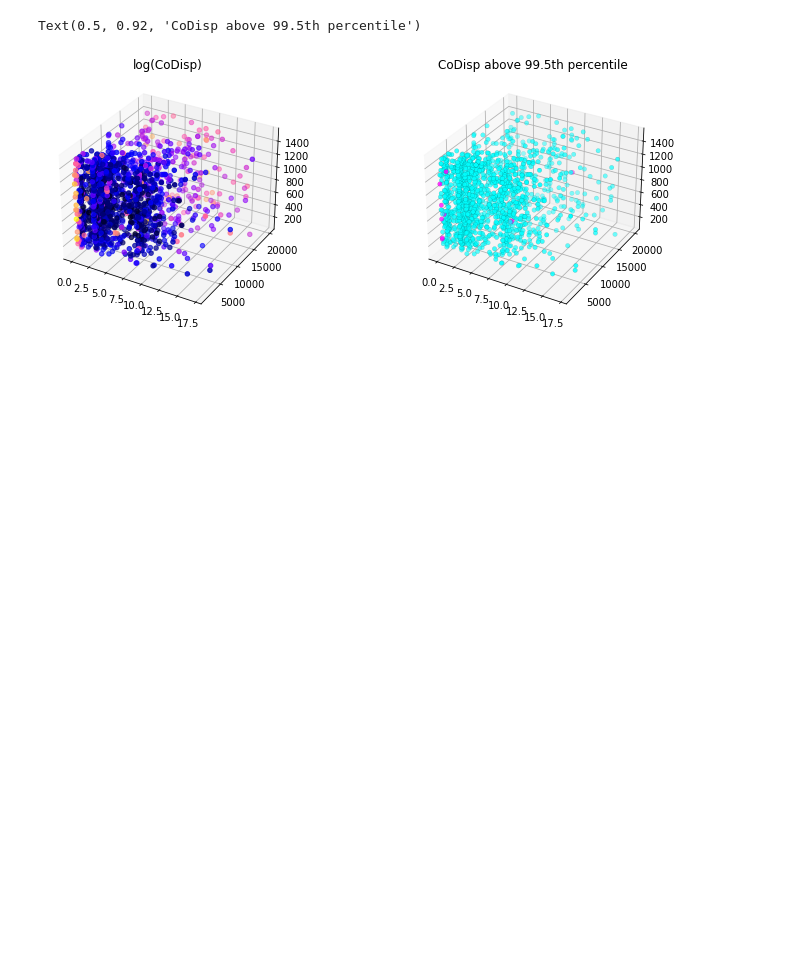
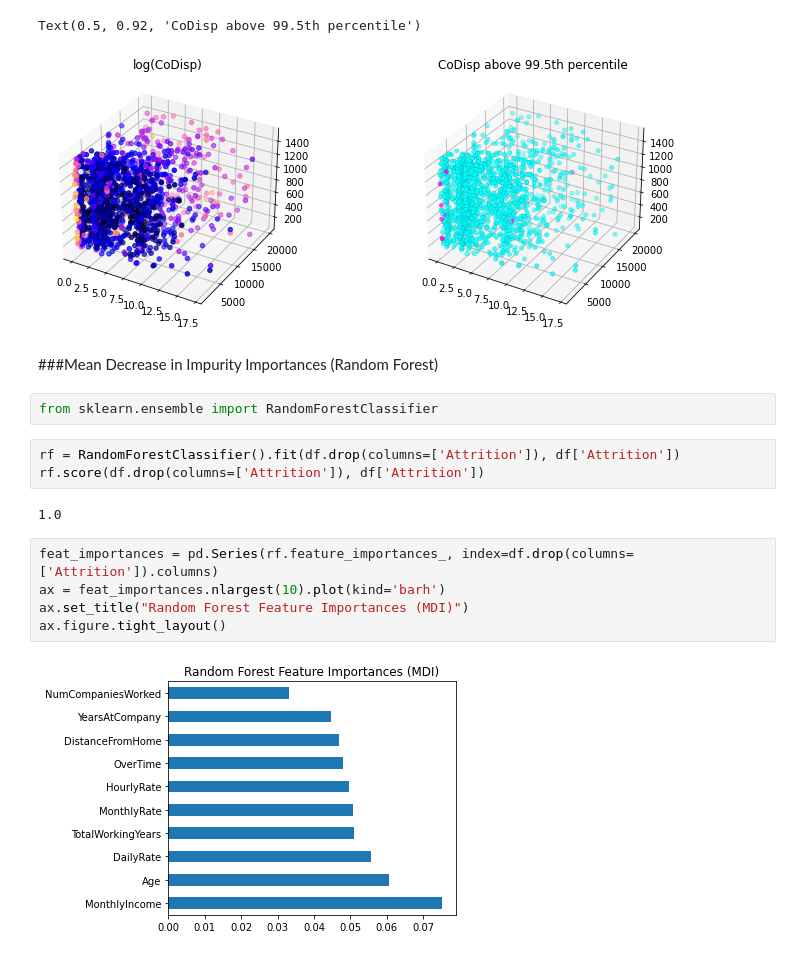
Before and after one commit to monikachudyba/ArtificialNeuralNetworkProjects, a Jupyter notebook: AEC-EmployeeAttrition.ipynb, the cells around one changed output. Drawn from its saved outputs; the diff is of its cells as text; blank space fills up the shorter version.

Commit message:
Random Forest importances

```diff
--- a/AEC-EmployeeAttrition.ipynb
+++ b/AEC-EmployeeAttrition.ipynb
@@ -518,3 +520,19 @@ plt.title('CoDisp above 99.5th percentile')
 # %% [output]
 Text(0.5, 0.92, 'CoDisp above 99.5th percentile')
 [figure]
+# %% [markdown]
+###Mean Decrease in Impurity Importances (Random Forest)
+# %%
+from sklearn.ensemble import RandomForestClassifier
+# %%
+rf = RandomForestClassifier().fit(df.drop(columns=['Attrition']), df['Attrition'])
+rf.score(df.drop(columns=['Attrition']), df['Attrition'])
+# %% [output]
+1.0
+# %%
+feat_importances = pd.Series(rf.feature_importances_, index=df.drop(columns=['Attrition']).columns)
+ax = feat_importances.nlargest(10).plot(kind='barh')
+ax.set_title("Random Forest Feature Importances (MDI)")
+ax.figure.tight_layout()
+# %% [output]
+[figure, added]
```
Also changed, not shown: parts of 3 cells of this notebook.
